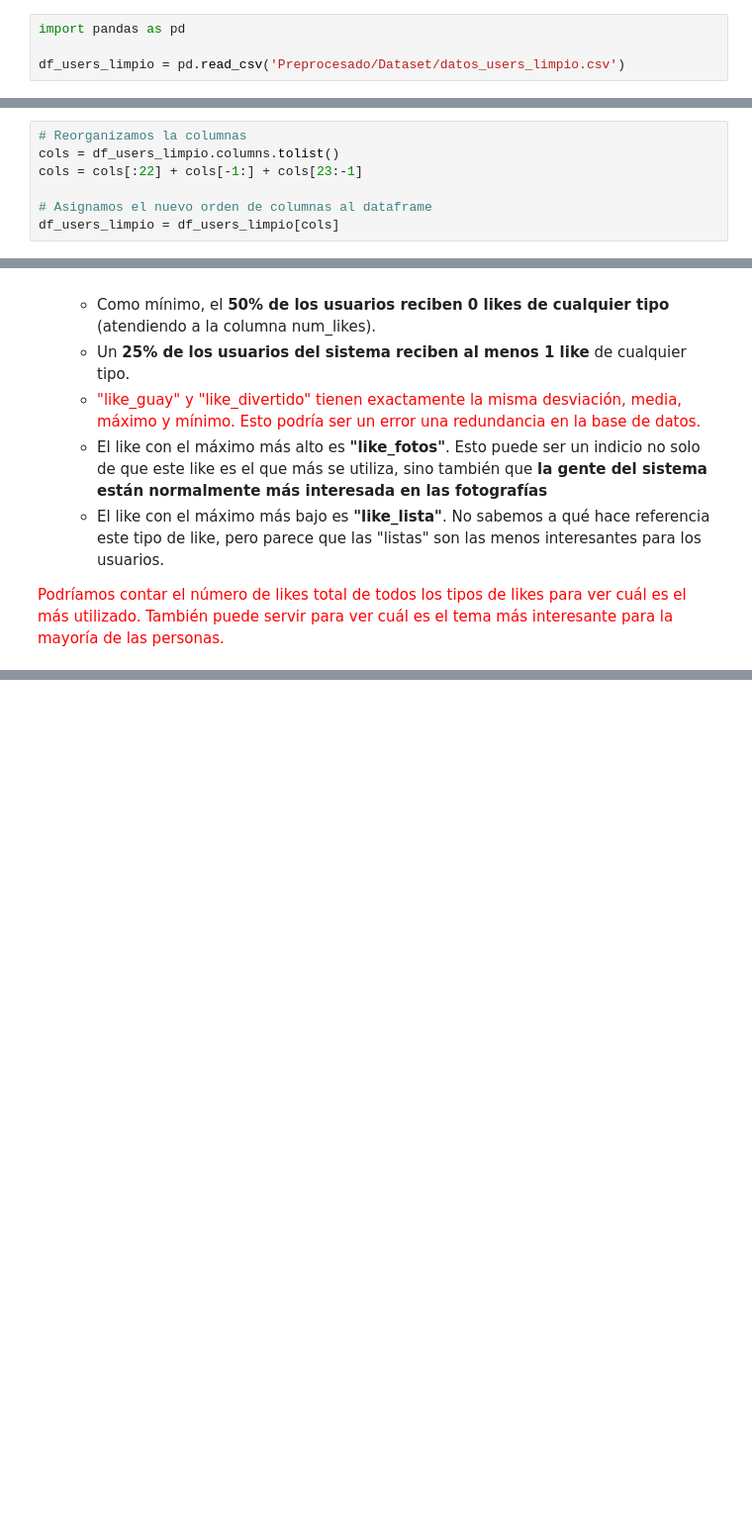
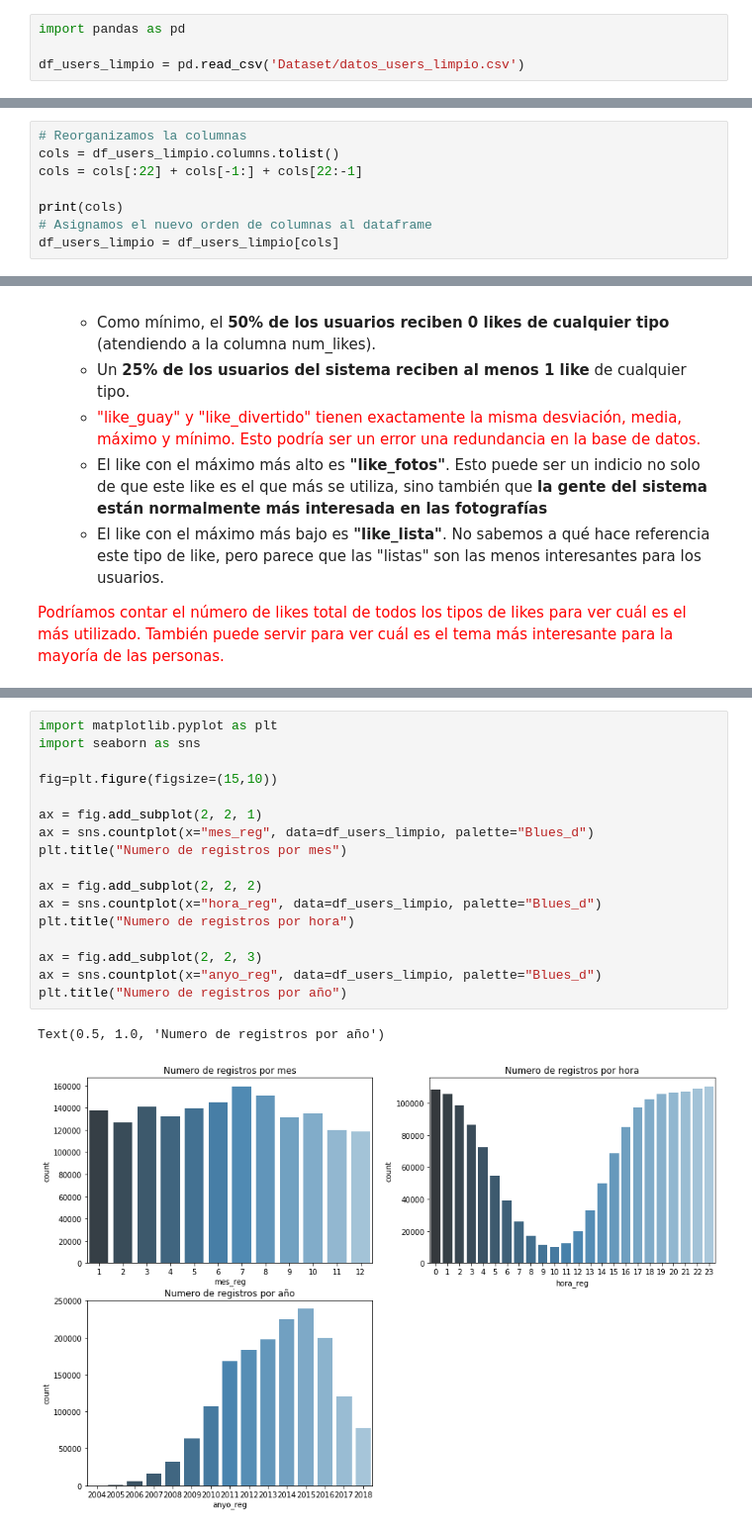
Before and after one commit to jcorrochanoj/DesafioFinalAD, a Jupyter notebook: Analisis_USERS.ipynb, the cells around one changed output, grey strips where cells are left out. Shown at 99% size. Cells and saved outputs as stored; diff of their text form; blank space fills up the shorter version.

Commit message:
Cambiado el path de preprocesado y añadidas algunas ideas a analisis users

```diff
--- a/Analisis_USERS.ipynb
+++ b/Analisis_USERS.ipynb
@@ -1,7 +1,7 @@
 # %%
 import pandas as pd
 
-df_users_limpio = pd.read_csv('Preprocesado/Dataset/datos_users_limpio.csv')
+df_users_limpio = pd.read_csv('Dataset/datos_users_limpio.csv')
 # %% [markdown]
 ### Familiarización con los datos
 # %%
@@ -64,7 +79,8 @@ df_users_limpio["num_likes"] = df_users_limpio.iloc[:, 11:22].sum(axis = 1)
 # %%
 # Reorganizamos la columnas
 cols = df_users_limpio.columns.tolist()
-cols = cols[:22] + cols[-1:] + cols[23:-1]
+cols = cols[:22] + cols[-1:] + cols[22:-1]
 
+print(cols)
 # Asignamos el nuevo orden de columnas al dataframe
 df_users_limpio = df_users_limpio[cols]
@@ -124,0 +160,20 @@ Observando la tabla descriptiva de los datos, podemos obtener la siguiente infor
+# %%
+import matplotlib.pyplot as plt
+import seaborn as sns
+
+fig=plt.figure(figsize=(15,10))
+
+ax = fig.add_subplot(2, 2, 1)
+ax = sns.countplot(x="mes_reg", data=df_users_limpio, palette="Blues_d")
+plt.title("Numero de registros por mes")
+
+ax = fig.add_subplot(2, 2, 2)
+ax = sns.countplot(x="hora_reg", data=df_users_limpio, palette="Blues_d")
+plt.title("Numero de registros por hora")
+
+ax = fig.add_subplot(2, 2, 3)
+ax = sns.countplot(x="anyo_reg", data=df_users_limpio, palette="Blues_d")
+plt.title("Numero de registros por año")
+# %% [output]
+Text(0.5, 1.0, 'Numero de registros por año')
+[figure, added]
```
Also changed, not shown: parts of 6 cells of this notebook.
